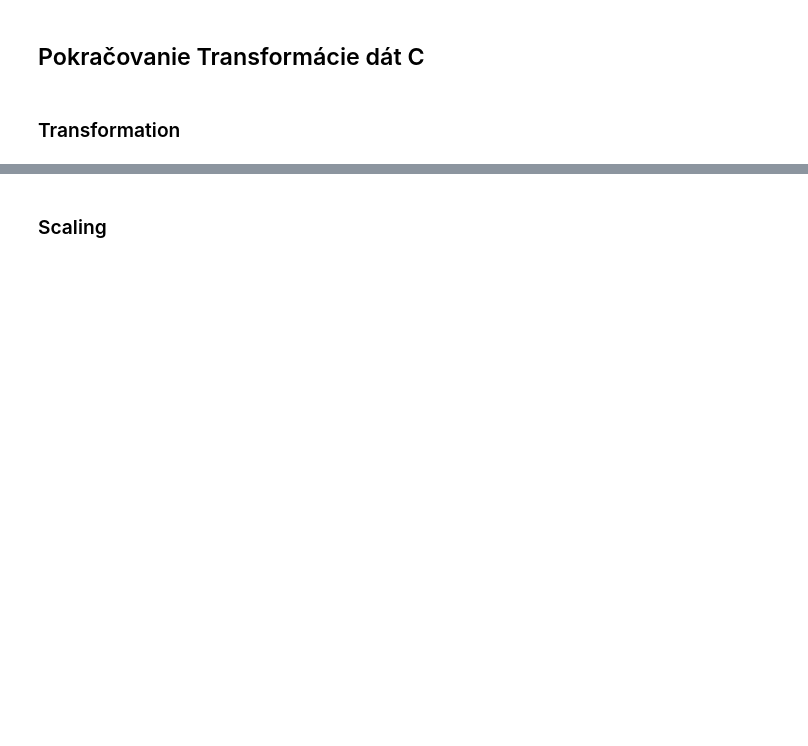
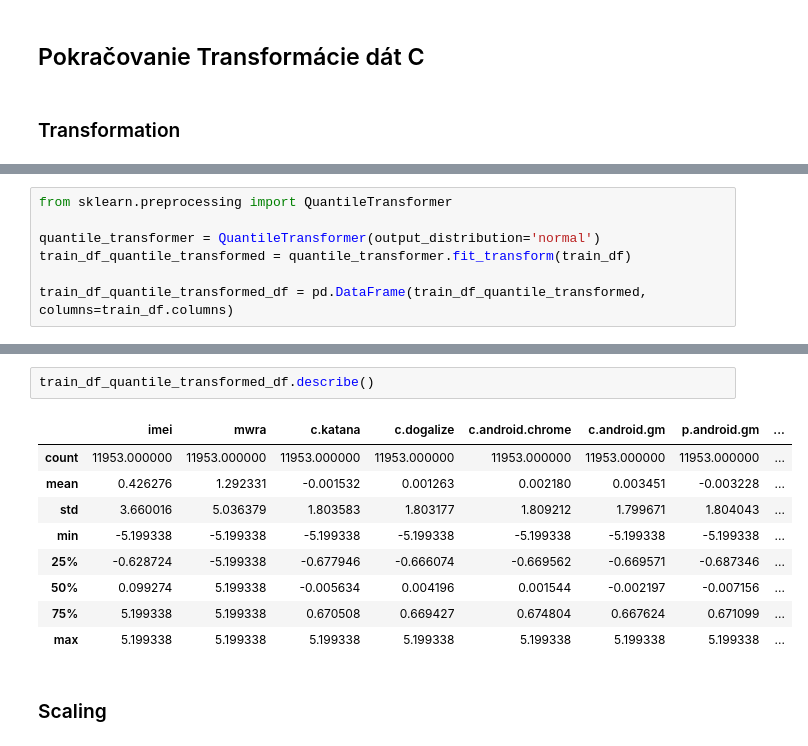
Before and after one commit to xtancos/IAU_project, a Jupyter notebook: ML.ipynb, the cells around one changed output, grey strips where cells are left out. Drawn from its saved outputs; the diff is of its cells as text; blank space fills up the shorter version.

```diff
--- a/ML.ipynb
+++ b/ML.ipynb
@@ -215,0 +249,7 @@ Duplicates: 0
+# %%
+from sklearn.preprocessing import QuantileTransformer
+
+quantile_transformer = QuantileTransformer(output_distribution='normal')
+train_df_quantile_transformed = quantile_transformer.fit_transform(train_df)
+
+train_df_quantile_transformed_df = pd.DataFrame(train_df_quantile_transformed, columns=train_df.columns)
@@ -216,3 +265,15 @@ Duplicates: 0
+# %%
+train_df_quantile_transformed_df.describe()
+# %% [output]
+|  | imei | mwra | c.katana | c.dogalize | c.android.chrome | c.android.gm | p.android.gm | ... |
+| count | 11953.000000 | 11953.000000 | 11953.000000 | 11953.000000 | 11953.000000 | 11953.000000 | 11953.000000 | ... |
+| mean | 0.426276 | 1.292331 | -0.001532 | 0.001263 | 0.002180 | 0.003451 | -0.003228 | ... |
+| std | 3.660016 | 5.036379 | 1.803583 | 1.803177 | 1.809212 | 1.799671 | 1.804043 | ... |
+| min | -5.199338 | -5.199338 | -5.199338 | -5.199338 | -5.199338 | -5.199338 | -5.199338 | ... |
+| 25% | -0.628724 | -5.199338 | -0.677946 | -0.666074 | -0.669562 | -0.669571 | -0.687346 | ... |
+| 50% | 0.099274 | 5.199338 | -0.005634 | 0.004196 | 0.001544 | -0.002197 | -0.007156 | ... |
+| 75% | 5.199338 | 5.199338 | 0.670508 | 0.669427 | 0.674804 | 0.667624 | 0.671099 | ... |
+| max | 5.199338 | 5.199338 | 5.199338 | 5.199338 | 5.199338 | 5.199338 | 5.199338 | ... |
 # %% [markdown]
 ### Scaling
 # %% [markdown]
```
Also changed, not shown: parts of 10 cells of this notebook.
